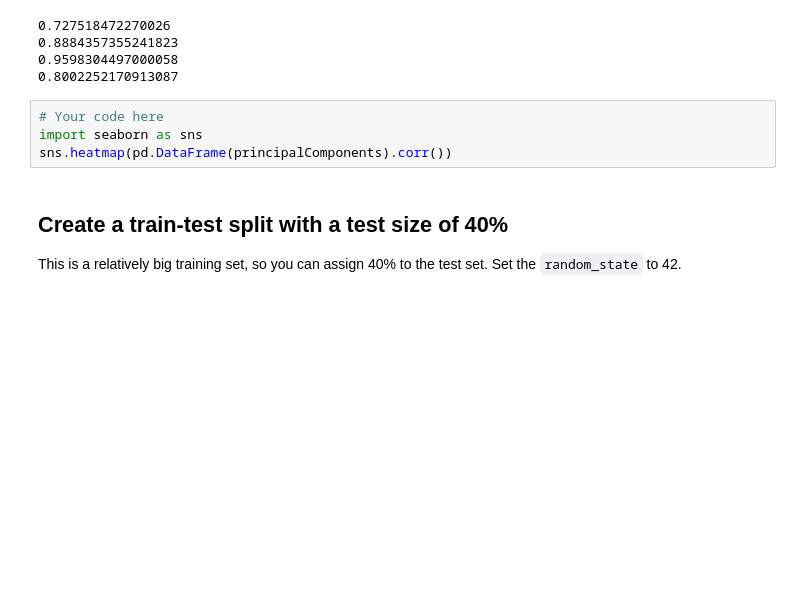
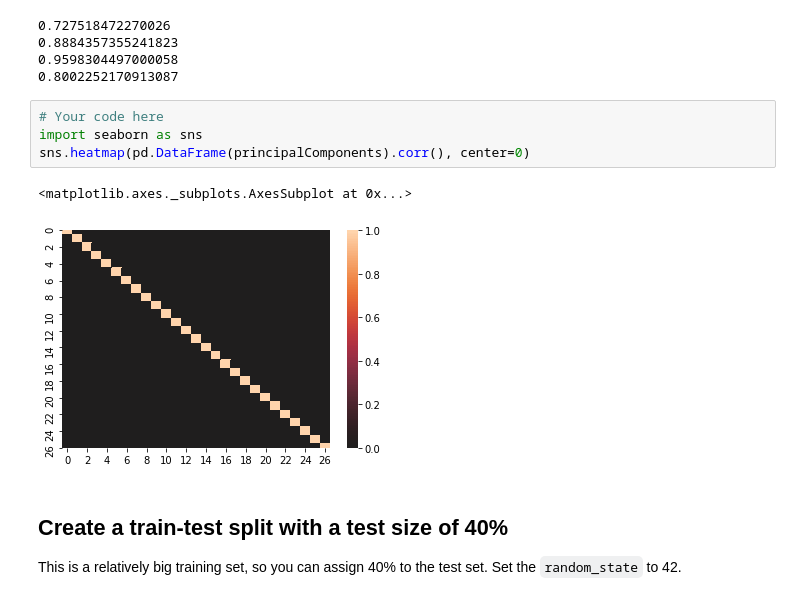
Before and after one commit to jbuenaseda/dsc-pca-and-pipelines-v2-1-nyc-ds-033020, a Jupyter notebook: index.ipynb, the cells around one changed output. Saved outputs shown, nothing was run; the diff lists cells and outputs as text; blank space fills up the shorter version.

```diff
--- a/index.ipynb
+++ b/index.ipynb
@@ -123,7 +123,10 @@ print(np.sum(pca.explained_variance_ratio_))
 # %%
 # Your code here
 import seaborn as sns
-sns.heatmap(pd.DataFrame(principalComponents).corr())
+sns.heatmap(pd.DataFrame(principalComponents).corr(), center=0)
+# %% [output]
+<matplotlib.axes._subplots.AxesSubplot at 0x...>
+[figure, added]
 # %% [markdown]
 ## Create a train-test split with a test size of 40%
 
```
